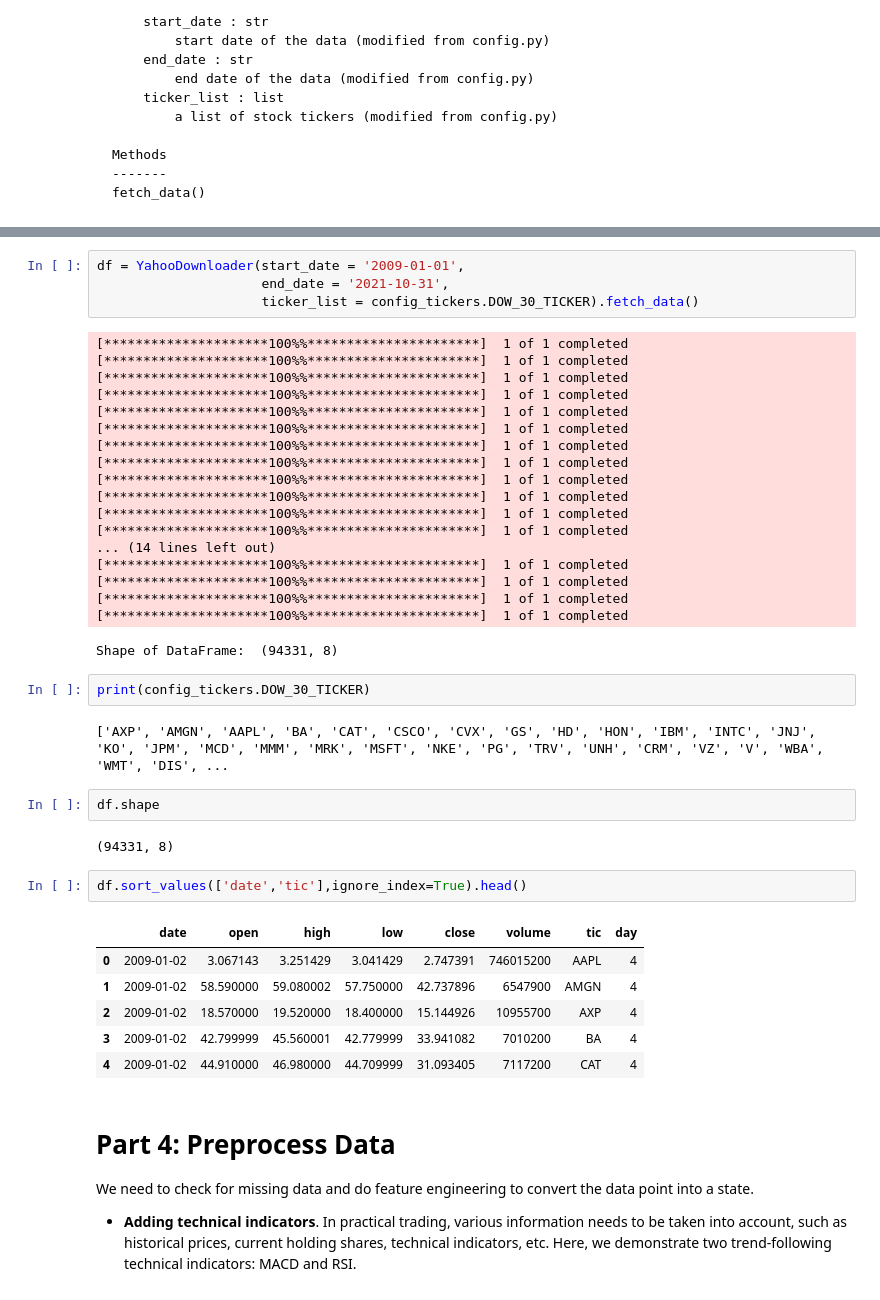
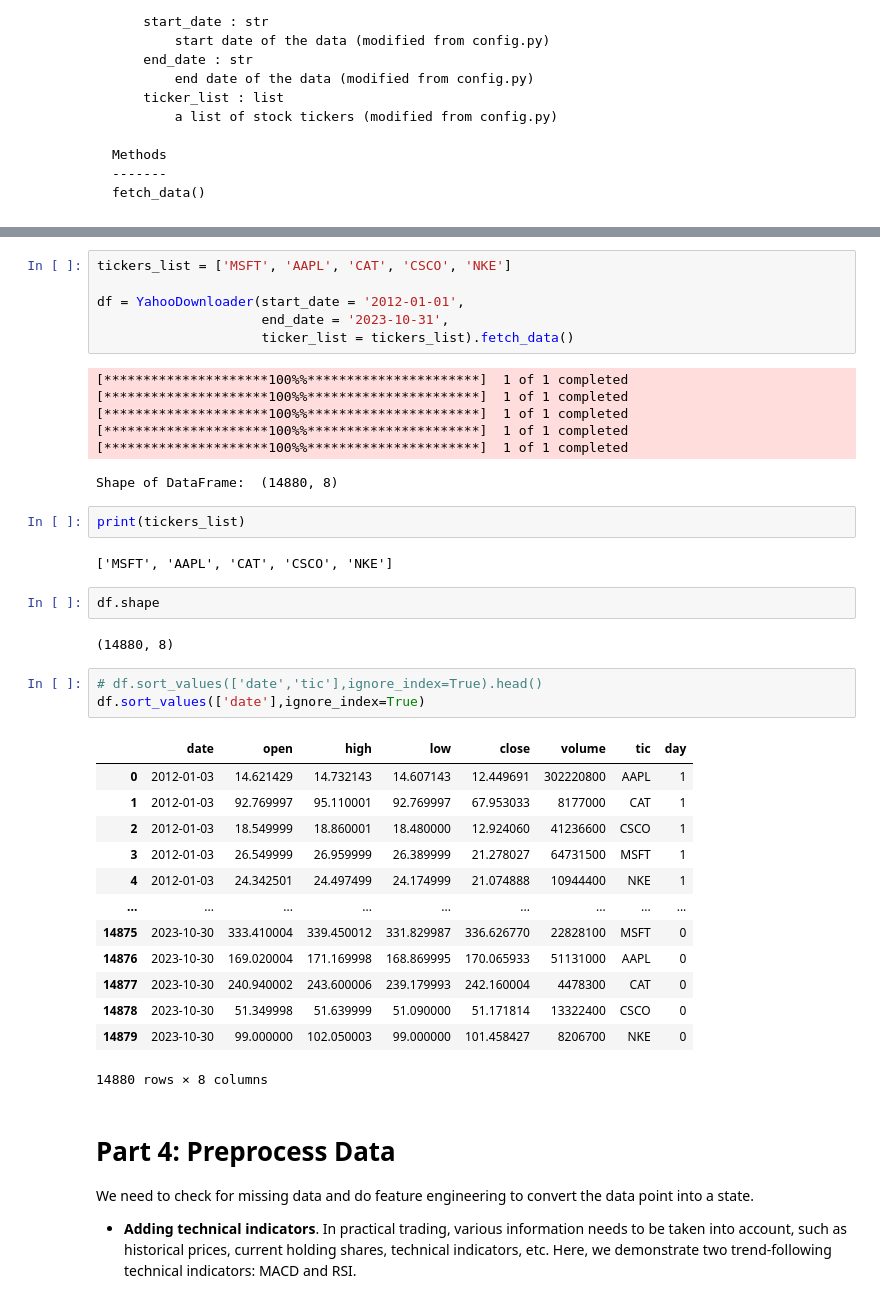
Before and after one commit to AIMAKAZMI/RL-in-stocks, a Jupyter notebook: Main.ipynb, the cells around one changed output, grey strips where cells are left out. Saved outputs shown, nothing was run; the diff lists cells and outputs as text.

```diff
--- a/Main.ipynb
+++ b/Main.ipynb
@@ -206,43 +221,41 @@ class YahooDownloader:
 # %%
-df = YahooDownloader(start_date = '2009-01-01',
-                     end_date = '2021-10-31',
-                     ticker_list = config_tickers.DOW_30_TICKER).fetch_data()
+tickers_list = ['MSFT', 'AAPL', 'CAT', 'CSCO', 'NKE']
+
+df = YahooDownloader(start_date = '2012-01-01',
+                     end_date = '2023-10-31',
+                     ticker_list = tickers_list).fetch_data()
 # %% [output]
 [*********************100%%**********************]  1 of 1 completed
 [*********************100%%**********************]  1 of 1 completed
 [*********************100%%**********************]  1 of 1 completed
 [*********************100%%**********************]  1 of 1 completed
 [*********************100%%**********************]  1 of 1 completed
-[*********************100%%**********************]  1 of 1 completed
-[*********************100%%**********************]  1 of 1 completed
-[*********************100%%**********************]  1 of 1 completed
-[*********************100%%**********************]  1 of 1 completed
-[*********************100%%**********************]  1 of 1 completed
-[*********************100%%**********************]  1 of 1 completed
-[*********************100%%**********************]  1 of 1 completed
-... (14 lines left out)
-[*********************100%%**********************]  1 of 1 completed
-[*********************100%%**********************]  1 of 1 completed
-[*********************100%%**********************]  1 of 1 completed
-[*********************100%%**********************]  1 of 1 completed
-Shape of DataFrame:  (94331, 8)
+Shape of DataFrame:  (14880, 8)
-# %%
-print(config_tickers.DOW_30_TICKER)
-# %% [output]
-['AXP', 'AMGN', 'AAPL', 'BA', 'CAT', 'CSCO', 'CVX', 'GS', 'HD', 'HON', 'IBM', 'INTC', 'JNJ', 'KO', 'JPM', 'MCD', 'MMM', 'MRK', 'MSFT', 'NKE', 'PG', 'TRV', 'UNH', 'CRM', 'VZ', 'V', 'WBA', 'WMT', 'DIS', ...
+# %%
+print(tickers_list)
+# %% [output]
+['MSFT', 'AAPL', 'CAT', 'CSCO', 'NKE']
 # %%
 df.shape
 # %% [output]
-(94331, 8)
+(14880, 8)
 # %%
-df.sort_values(['date','tic'],ignore_index=True).head()
+# df.sort_values(['date','tic'],ignore_index=True).head()
+df.sort_values(['date'],ignore_index=True)
 # %% [output]
 |  | date | open | high | low | close | volume | tic | day |
-| 0 | 2009-01-02 | 3.067143 | 3.251429 | 3.041429 | 2.747391 | 746015200 | AAPL | 4 |
-| 1 | 2009-01-02 | 58.590000 | 59.080002 | 57.750000 | 42.737896 | 6547900 | AMGN | 4 |
-| 2 | 2009-01-02 | 18.570000 | 19.520000 | 18.400000 | 15.144926 | 10955700 | AXP | 4 |
-| 3 | 2009-01-02 | 42.799999 | 45.560001 | 42.779999 | 33.941082 | 7010200 | BA | 4 |
-| 4 | 2009-01-02 | 44.910000 | 46.980000 | 44.709999 | 31.093405 | 7117200 | CAT | 4 |
+| 0 | 2012-01-03 | 14.621429 | 14.732143 | 14.607143 | 12.449691 | 302220800 | AAPL | 1 |
+| 1 | 2012-01-03 | 92.769997 | 95.110001 | 92.769997 | 67.953033 | 8177000 | CAT | 1 |
+| 2 | 2012-01-03 | 18.549999 | 18.860001 | 18.480000 | 12.924060 | 41236600 | CSCO | 1 |
+| 3 | 2012-01-03 | 26.549999 | 26.959999 | 26.389999 | 21.278027 | 64731500 | MSFT | 1 |
+| 4 | 2012-01-03 | 24.342501 | 24.497499 | 24.174999 | 21.074888 | 10944400 | NKE | 1 |
+| ... | ... | ... | ... | ... | ... | ... | ... | ... |
+| 14875 | 2023-10-30 | 333.410004 | 339.450012 | 331.829987 | 336.626770 | 22828100 | MSFT | 0 |
+| 14876 | 2023-10-30 | 169.020004 | 171.169998 | 168.869995 | 170.065933 | 51131000 | AAPL | 0 |
+| 14877 | 2023-10-30 | 240.940002 | 243.600006 | 239.179993 | 242.160004 | 4478300 | CAT | 0 |
+| 14878 | 2023-10-30 | 51.349998 | 51.639999 | 51.090000 | 51.171814 | 13322400 | CSCO | 0 |
+| 14879 | 2023-10-30 | 99.000000 | 102.050003 | 99.000000 | 101.458427 | 8206700 | NKE | 0 |
+14880 rows × 8 columns
 # %% [markdown]
 # Part 4: Preprocess Data
 We need to check for missing data and do feature engineering to convert the data point into a state.
```
Also changed, not shown: parts of 48 cells of this notebook.
